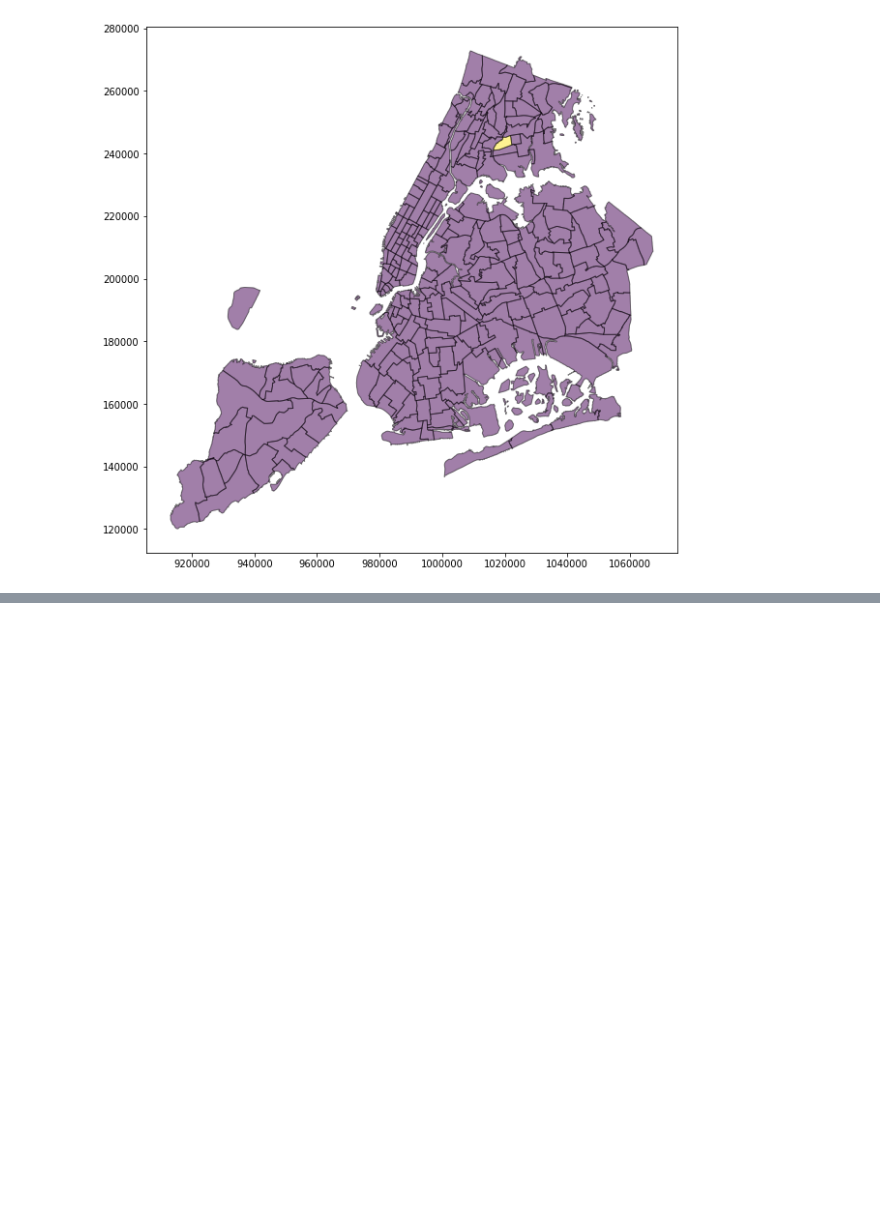
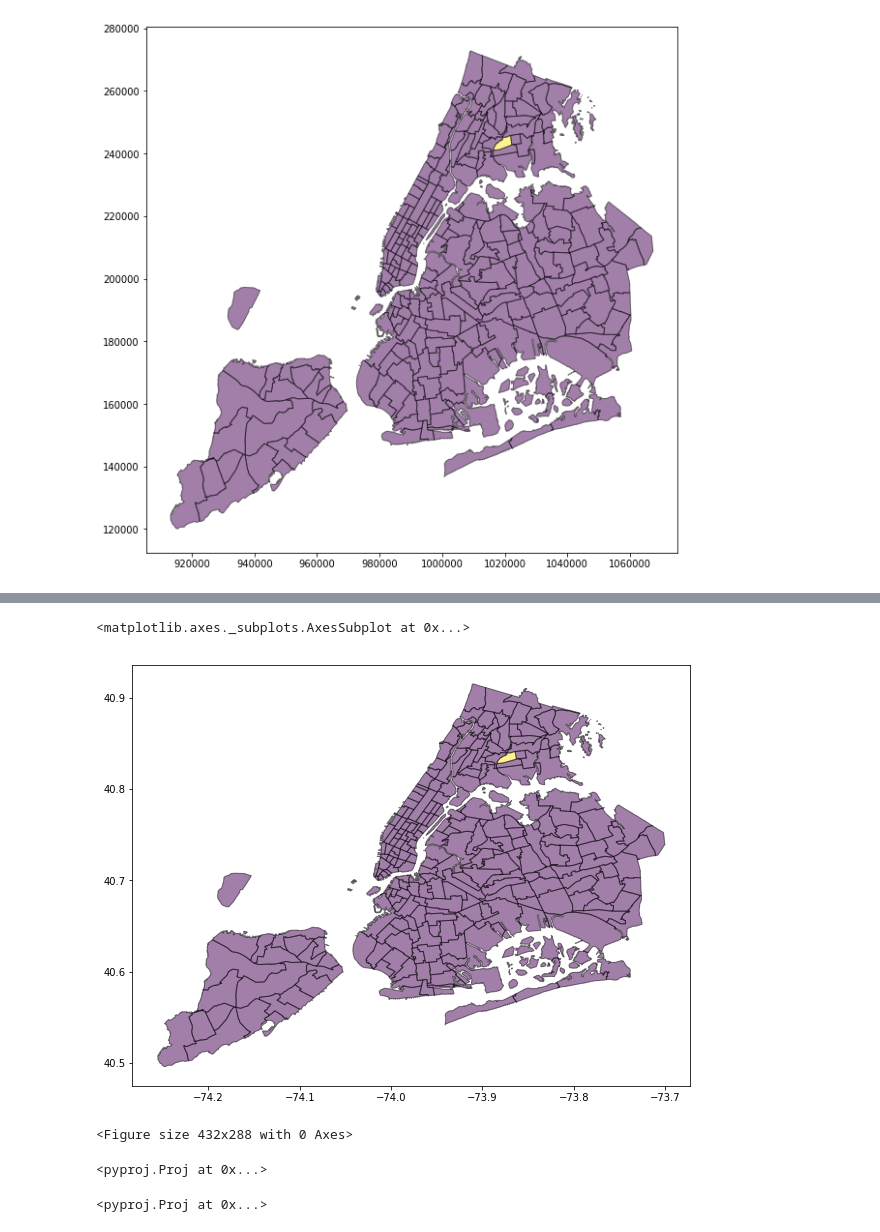
Before and after one commit to markstrefford/1.-Learning-Python-AI-by-Example, a Jupyter notebook: 3. Predicting Taxi Ride Duration/Source/notebooks/view_nyc_geo_data.ipynb, the cells around one changed output, grey strips where cells are left out. Drawn from its saved outputs; the diff is of its cells as text; code cells hidden in the pictures; blank space fills up the shorter version.

```diff
--- a/3. Predicting Taxi Ride Duration/Source/notebooks/view_nyc_geo_data.ipynb
+++ b/3. Predicting Taxi Ride Duration/Source/notebooks/view_nyc_geo_data.ipynb
@@ -43,0 +62,19 @@ ax = df.plot(figsize=(10, 10), alpha=0.5, edgecolor='k', column='colour')
+# %%
+df3.plot(figsize=(10, 10), alpha=0.5, edgecolor='k', column='colour')
+# %% [output]
+<matplotlib.axes._subplots.AxesSubplot at 0x...>
+[figure, added]
+# %%
+gdf.plot(ax=ax, color='red')
+plt.show()
+# %% [output]
+<Figure size 432x288 with 0 Axes>
+# %%
+from pyproj import Proj
+Proj('+init=epsg:2193', preserve_flags=True)
+# %% [output]
+<pyproj.Proj at 0x...>
+# %%
+Proj({'init': 'epsg:2193', 'no_defs': True}, preserve_flags=True)
+# %% [output]
+<pyproj.Proj at 0x...>
```
Also changed, not shown: parts of 9 cells of this notebook.
